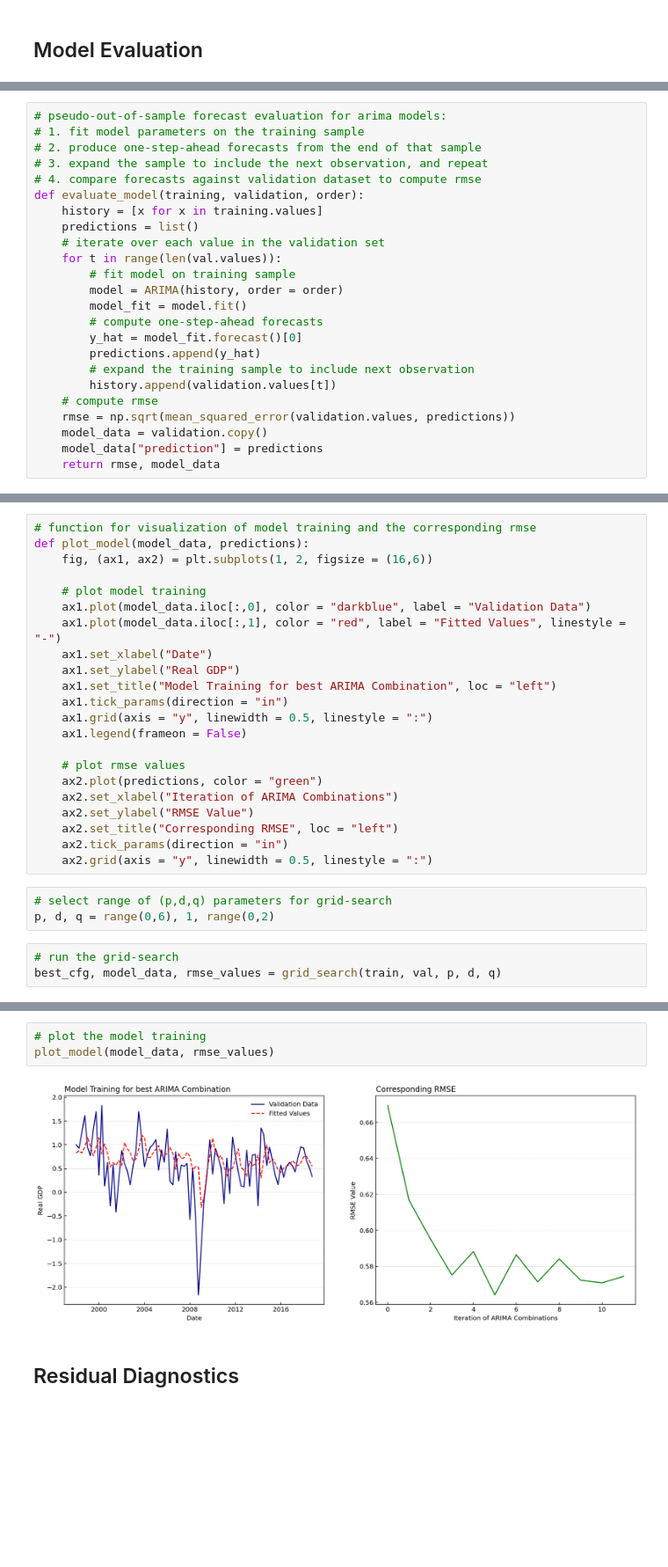
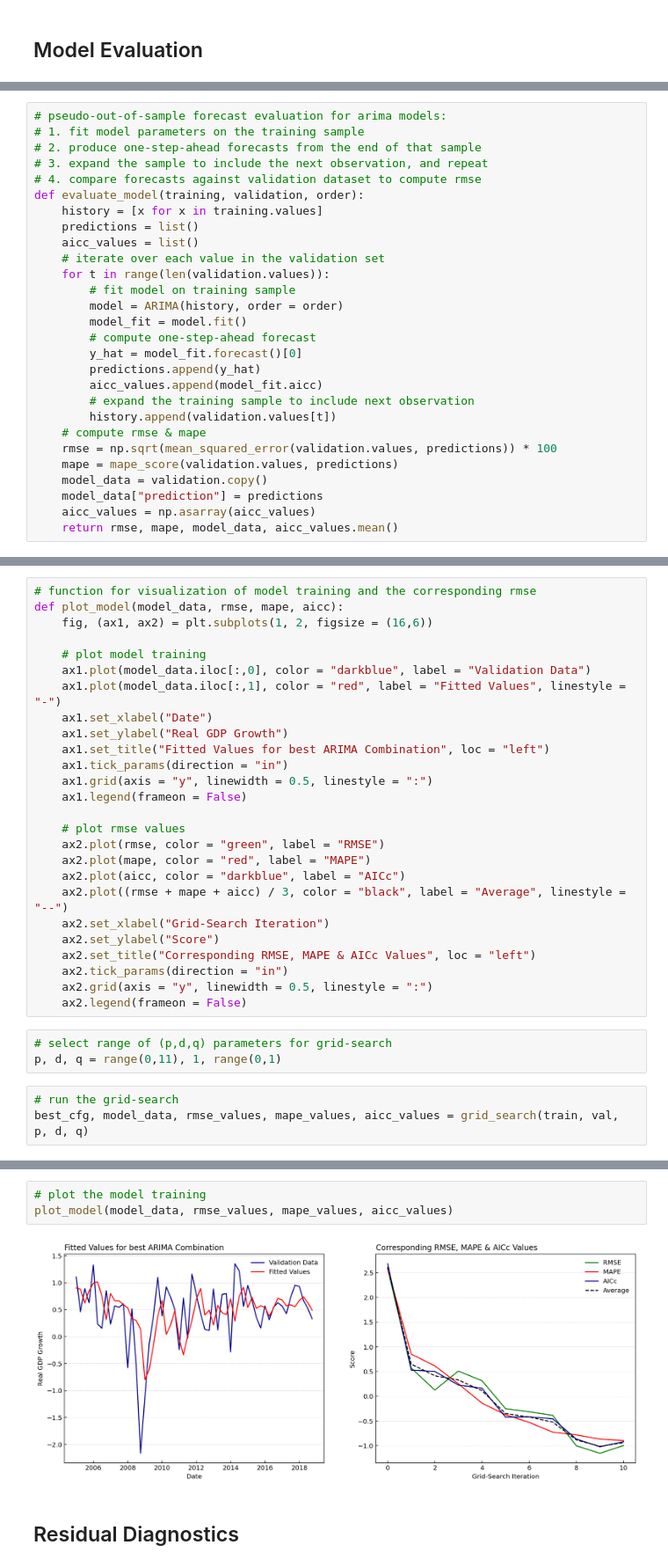
Before and after one commit to LeonHackl/TimeSeries-Forecasting, a Jupyter notebook: ARIMA-Python.ipynb, the cells around one changed output, grey strips where cells are left out. Shown at 88% size. Saved outputs shown, nothing was run; the diff lists cells and outputs as text; blank space fills up the shorter version.

Commit message:
added MAPE and AICc error statistics

```diff
--- a/ARIMA-Python.ipynb
+++ b/ARIMA-Python.ipynb
@@ -76,21 +76,25 @@ def mape(actual, y_hat):
 def evaluate_model(training, validation, order):
     history = [x for x in training.values]
     predictions = list()
+    aicc_values = list()
     # iterate over each value in the validation set
-    for t in range(len(val.values)):
+    for t in range(len(validation.values)):
         # fit model on training sample
         model = ARIMA(history, order = order)
         model_fit = model.fit()
-        # compute one-step-ahead forecasts
+        # compute one-step-ahead forecast
         y_hat = model_fit.forecast()[0]
         predictions.append(y_hat)
+        aicc_values.append(model_fit.aicc)
         # expand the training sample to include next observation
         history.append(validation.values[t])
-    # compute rmse
-    rmse = np.sqrt(mean_squared_error(validation.values, predictions))
+    # compute rmse & mape
+    rmse = np.sqrt(mean_squared_error(validation.values, predictions)) * 100
+    mape = mape_score(validation.values, predictions)
     model_data = validation.copy()
     model_data["prediction"] = predictions
-    return rmse, model_data
+    aicc_values = np.asarray(aicc_values)
+    return rmse, mape, model_data, aicc_values.mean()
 # %%
 # function for grid-search of the best combination of the arima parameters (p,d,q)
 def grid_search(training, validation, p_values, d, q_values):
@@ -112,29 +130,33 @@ def grid_search(training, validation, p_values, d, q_values):
 # %%
 # function for visualization of model training and the corresponding rmse
-def plot_model(model_data, predictions):
+def plot_model(model_data, rmse, mape, aicc):
     fig, (ax1, ax2) = plt.subplots(1, 2, figsize = (16,6))
 
     # plot model training
     ax1.plot(model_data.iloc[:,0], color = "darkblue", label = "Validation Data")
     ax1.plot(model_data.iloc[:,1], color = "red", label = "Fitted Values", linestyle = "-")
     ax1.set_xlabel("Date")
-    ax1.set_ylabel("Real GDP")
-    ax1.set_title("Model Training for best ARIMA Combination", loc = "left")
+    ax1.set_ylabel("Real GDP Growth")
+    ax1.set_title("Fitted Values for best ARIMA Combination", loc = "left")
     ax1.tick_params(direction = "in")
     ax1.grid(axis = "y", linewidth = 0.5, linestyle = ":")
     ax1.legend(frameon = False)
 
     # plot rmse values
-    ax2.plot(predictions, color = "green")
-    ax2.set_xlabel("Iteration of ARIMA Combinations")
-    ax2.set_ylabel("RMSE Value")
-    ax2.set_title("Corresponding RMSE", loc = "left")
+    ax2.plot(rmse, color = "green", label = "RMSE")
+    ax2.plot(mape, color = "red", label = "MAPE")
+    ax2.plot(aicc, color = "darkblue", label = "AICc")
+    ax2.plot((rmse + mape + aicc) / 3, color = "black", label = "Average", linestyle = "--")
+    ax2.set_xlabel("Grid-Search Iteration")
+    ax2.set_ylabel("Score")
+    ax2.set_title("Corresponding RMSE, MAPE & AICc Values", loc = "left")
     ax2.tick_params(direction = "in")
     ax2.grid(axis = "y", linewidth = 0.5, linestyle = ":")
+    ax2.legend(frameon = False)
 # %%
 # select range of (p,d,q) parameters for grid-search
-p, d, q = range(0,6), 1, range(0,2)
+p, d, q = range(0,11), 1, range(0,1)
 # %%
 # run the grid-search
-best_cfg, model_data, rmse_values = grid_search(train, val, p, d, q)
+best_cfg, model_data, rmse_values, mape_values, aicc_values = grid_search(train, val, p, d, q)
 # %% [output]
@@ -154,8 +175,8 @@ Best ARIMA(2, 1, 1) with RMSE of 0.564
 # %%
 # plot the model training
-plot_model(model_data, rmse_values)
+plot_model(model_data, rmse_values, mape_values, aicc_values)
 # %% [output]
-[figure, old version]
+[figure, new version]
 # %% [markdown]
 ## Residual Diagnostics
 # %%
```
Also changed, not shown: parts of 10 cells of this notebook.
